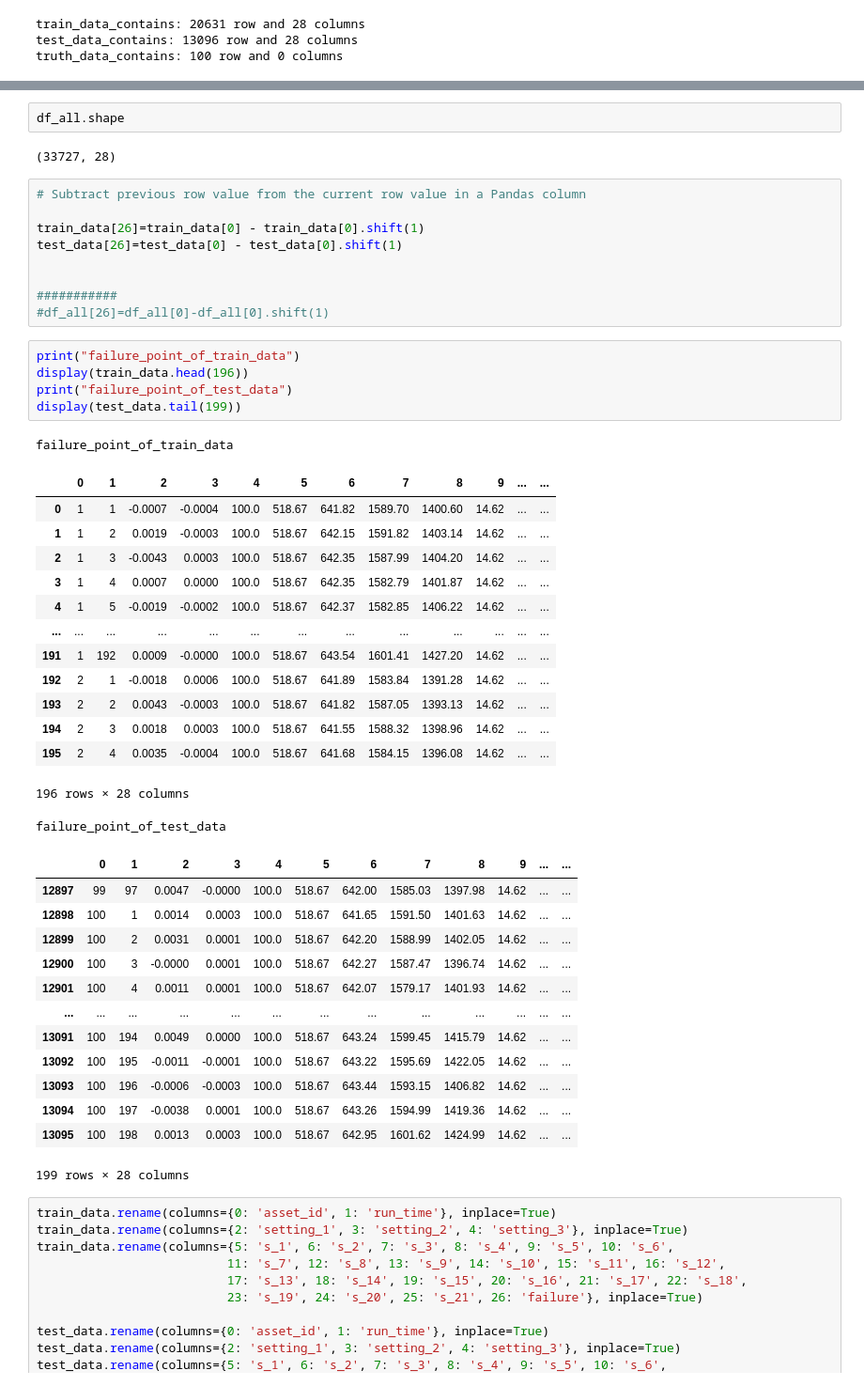
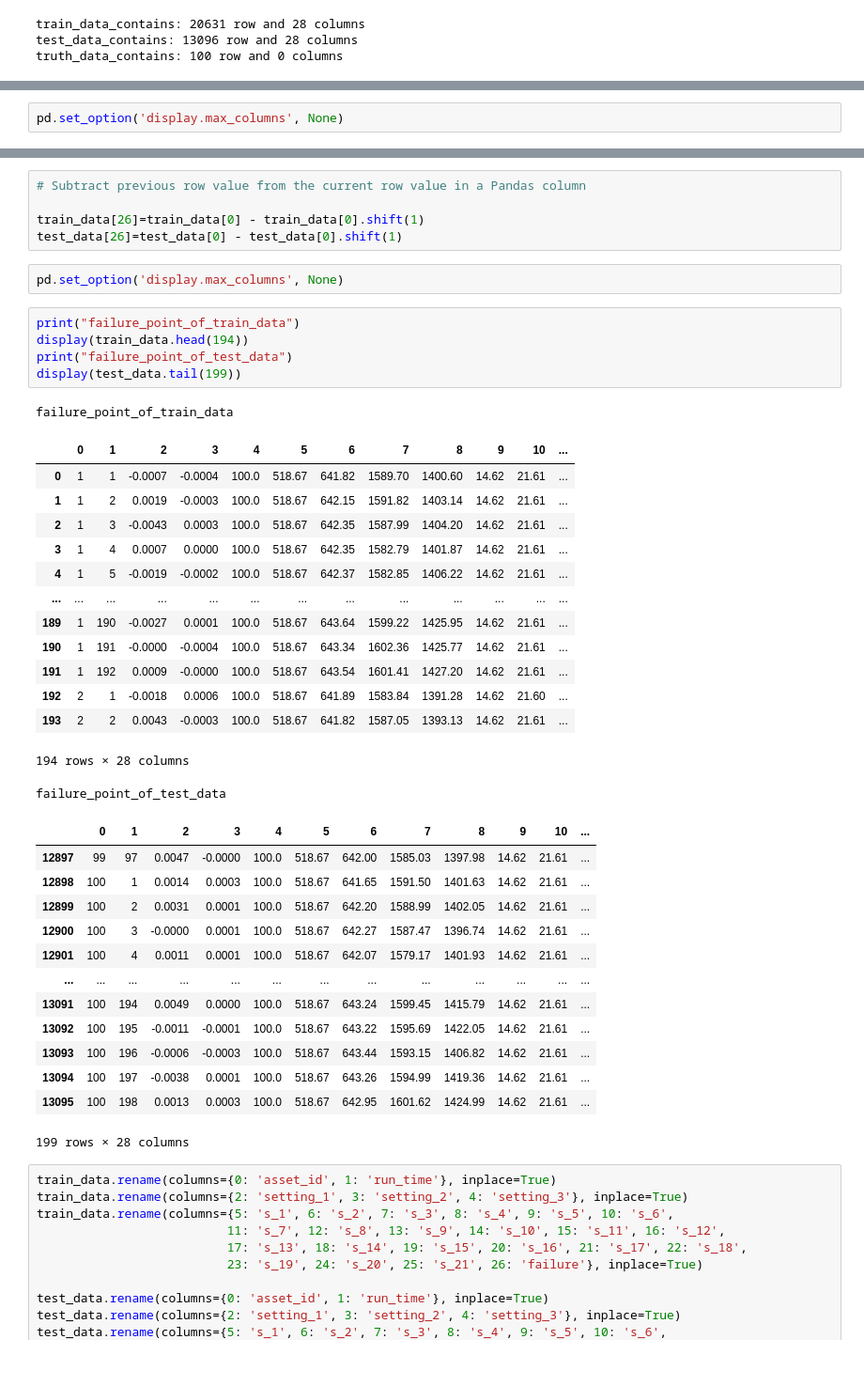
Before and after one commit to johnhhu2020/XGBoost-in-Predictive-Maintenance, a Jupyter notebook: XX%_PaperCO_MachineLearning (copy).ipynb, the cells around one changed output, grey strips where cells are left out. Shown at 94% size. Cells and saved outputs as stored; diff of their text form.

```diff
--- a/XX%_PaperCO_MachineLearning (copy).ipynb
+++ b/XX%_PaperCO_MachineLearning (copy).ipynb
@@ -43 +40,3 @@ df_all=concat_df(train_data,test_data)
+# %%
+pd.set_option('display.max_columns', None)
 # %%
@@ -78,49 +66,43 @@ first_6_row_of_truth_data
-# %%
-df_all.shape
-# %% [output]
-(33727, 28)
 # %%
 # Subtract previous row value from the current row value in a Pandas column
 
 train_data[26]=train_data[0] - train_data[0].shift(1)
 test_data[26]=test_data[0] - test_data[0].shift(1)
-
-
-###########
-#df_all[26]=df_all[0]-df_all[0].shift(1)
+# %%
+pd.set_option('display.max_columns', None)
 # %%
 print("failure_point_of_train_data")
-display(train_data.head(196))
+display(train_data.head(194))
 print("failure_point_of_test_data")
 display(test_data.tail(199))
 # %% [output]
 failure_point_of_train_data
-|  | 0 | 1 | 2 | 3 | 4 | 5 | 6 | 7 | 8 | 9 | ... | ... |
-| 0 | 1 | 1 | -0.0007 | -0.0004 | 100.0 | 518.67 | 641.82 | 1589.70 | 1400.60 | 14.62 | ... | ... |
-| 1 | 1 | 2 | 0.0019 | -0.0003 | 100.0 | 518.67 | 642.15 | 1591.82 | 1403.14 | 14.62 | ... | ... |
-| 2 | 1 | 3 | -0.0043 | 0.0003 | 100.0 | 518.67 | 642.35 | 1587.99 | 1404.20 | 14.62 | ... | ... |
-| 3 | 1 | 4 | 0.0007 | 0.0000 | 100.0 | 518.67 | 642.35 | 1582.79 | 1401.87 | 14.62 | ... | ... |
-| 4 | 1 | 5 | -0.0019 | -0.0002 | 100.0 | 518.67 | 642.37 | 1582.85 | 1406.22 | 14.62 | ... | ... |
+|  | 0 | 1 | 2 | 3 | 4 | 5 | 6 | 7 | 8 | 9 | 10 | ... |
+| 0 | 1 | 1 | -0.0007 | -0.0004 | 100.0 | 518.67 | 641.82 | 1589.70 | 1400.60 | 14.62 | 21.61 | ... |
+| 1 | 1 | 2 | 0.0019 | -0.0003 | 100.0 | 518.67 | 642.15 | 1591.82 | 1403.14 | 14.62 | 21.61 | ... |
+| 2 | 1 | 3 | -0.0043 | 0.0003 | 100.0 | 518.67 | 642.35 | 1587.99 | 1404.20 | 14.62 | 21.61 | ... |
+| 3 | 1 | 4 | 0.0007 | 0.0000 | 100.0 | 518.67 | 642.35 | 1582.79 | 1401.87 | 14.62 | 21.61 | ... |
+| 4 | 1 | 5 | -0.0019 | -0.0002 | 100.0 | 518.67 | 642.37 | 1582.85 | 1406.22 | 14.62 | 21.61 | ... |
 | ... | ... | ... | ... | ... | ... | ... | ... | ... | ... | ... | ... | ... |
-| 191 | 1 | 192 | 0.0009 | -0.0000 | 100.0 | 518.67 | 643.54 | 1601.41 | 1427.20 | 14.62 | ... | ... |
-| 192 | 2 | 1 | -0.0018 | 0.0006 | 100.0 | 518.67 | 641.89 | 1583.84 | 1391.28 | 14.62 | ... | ... |
-| 193 | 2 | 2 | 0.0043 | -0.0003 | 100.0 | 518.67 | 641.82 | 1587.05 | 1393.13 | 14.62 | ... | ... |
-| 194 | 2 | 3 | 0.0018 | 0.0003 | 100.0 | 518.67 | 641.55 | 1588.32 | 1398.96 | 14.62 | ... | ... |
-| 195 | 2 | 4 | 0.0035 | -0.0004 | 100.0 | 518.67 | 641.68 | 1584.15 | 1396.08 | 14.62 | ... | ... |
+| 189 | 1 | 190 | -0.0027 | 0.0001 | 100.0 | 518.67 | 643.64 | 1599.22 | 1425.95 | 14.62 | 21.61 | ... |
+| 190 | 1 | 191 | -0.0000 | -0.0004 | 100.0 | 518.67 | 643.34 | 1602.36 | 1425.77 | 14.62 | 21.61 | ... |
+| 191 | 1 | 192 | 0.0009 | -0.0000 | 100.0 | 518.67 | 643.54 | 1601.41 | 1427.20 | 14.62 | 21.61 | ... |
+| 192 | 2 | 1 | -0.0018 | 0.0006 | 100.0 | 518.67 | 641.89 | 1583.84 | 1391.28 | 14.62 | 21.60 | ... |
+| 193 | 2 | 2 | 0.0043 | -0.0003 | 100.0 | 518.67 | 641.82 | 1587.05 | 1393.13 | 14.62 | 21.61 | ... |
-196 rows × 28 columns
+194 rows × 28 columns
 failure_point_of_test_data
-|  | 0 | 1 | 2 | 3 | 4 | 5 | 6 | 7 | 8 | 9 | ... | ... |
-| 12897 | 99 | 97 | 0.0047 | -0.0000 | 100.0 | 518.67 | 642.00 | 1585.03 | 1397.98 | 14.62 | ... | ... |
-| 12898 | 100 | 1 | 0.0014 | 0.0003 | 100.0 | 518.67 | 641.65 | 1591.50 | 1401.63 | 14.62 | ... | ... |
-| 12899 | 100 | 2 | 0.0031 | 0.0001 | 100.0 | 518.67 | 642.20 | 1588.99 | 1402.05 | 14.62 | ... | ... |
-| 12900 | 100 | 3 | -0.0000 | 0.0001 | 100.0 | 518.67 | 642.27 | 1587.47 | 1396.74 | 14.62 | ... | ... |
-| 12901 | 100 | 4 | 0.0011 | 0.0001 | 100.0 | 518.67 | 642.07 | 1579.17 | 1401.93 | 14.62 | ... | ... |
+|  | 0 | 1 | 2 | 3 | 4 | 5 | 6 | 7 | 8 | 9 | 10 | ... |
+| 12897 | 99 | 97 | 0.0047 | -0.0000 | 100.0 | 518.67 | 642.00 | 1585.03 | 1397.98 | 14.62 | 21.61 | ... |
+| 12898 | 100 | 1 | 0.0014 | 0.0003 | 100.0 | 518.67 | 641.65 | 1591.50 | 1401.63 | 14.62 | 21.61 | ... |
+| 12899 | 100 | 2 | 0.0031 | 0.0001 | 100.0 | 518.67 | 642.20 | 1588.99 | 1402.05 | 14.62 | 21.61 | ... |
+| 12900 | 100 | 3 | -0.0000 | 0.0001 | 100.0 | 518.67 | 642.27 | 1587.47 | 1396.74 | 14.62 | 21.61 | ... |
+| 12901 | 100 | 4 | 0.0011 | 0.0001 | 100.0 | 518.67 | 642.07 | 1579.17 | 1401.93 | 14.62 | 21.61 | ... |
 | ... | ... | ... | ... | ... | ... | ... | ... | ... | ... | ... | ... | ... |
-| 13091 | 100 | 194 | 0.0049 | 0.0000 | 100.0 | 518.67 | 643.24 | 1599.45 | 1415.79 | 14.62 | ... | ... |
-| 13092 | 100 | 195 | -0.0011 | -0.0001 | 100.0 | 518.67 | 643.22 | 1595.69 | 1422.05 | 14.62 | ... | ... |
-| 13093 | 100 | 196 | -0.0006 | -0.0003 | 100.0 | 518.67 | 643.44 | 1593.15 | 1406.82 | 14.62 | ... | ... |
-| 13094 | 100 | 197 | -0.0038 | 0.0001 | 100.0 | 518.67 | 643.26 | 1594.99 | 1419.36 | 14.62 | ... | ... |
-| 13095 | 100 | 198 | 0.0013 | 0.0003 | 100.0 | 518.67 | 642.95 | 1601.62 | 1424.99 | 14.62 | ... | ... |
+| 13091 | 100 | 194 | 0.0049 | 0.0000 | 100.0 | 518.67 | 643.24 | 1599.45 | 1415.79 | 14.62 | 21.61 | ... |
+| 13092 | 100 | 195 | -0.0011 | -0.0001 | 100.0 | 518.67 | 643.22 | 1595.69 | 1422.05 | 14.62 | 21.61 | ... |
+| 13093 | 100 | 196 | -0.0006 | -0.0003 | 100.0 | 518.67 | 643.44 | 1593.15 | 1406.82 | 14.62 | 21.61 | ... |
+| 13094 | 100 | 197 | -0.0038 | 0.0001 | 100.0 | 518.67 | 643.26 | 1594.99 | 1419.36 | 14.62 | 21.61 | ... |
+| 13095 | 100 | 198 | 0.0013 | 0.0003 | 100.0 | 518.67 | 642.95 | 1601.62 | 1424.99 | 14.62 | 21.61 | ... |
 199 rows × 28 columns
 # %%
 train_data.rename(columns={0: 'asset_id', 1: 'run_time'}, inplace=True)
```
Also changed, not shown: parts of 203 cells of this notebook.
